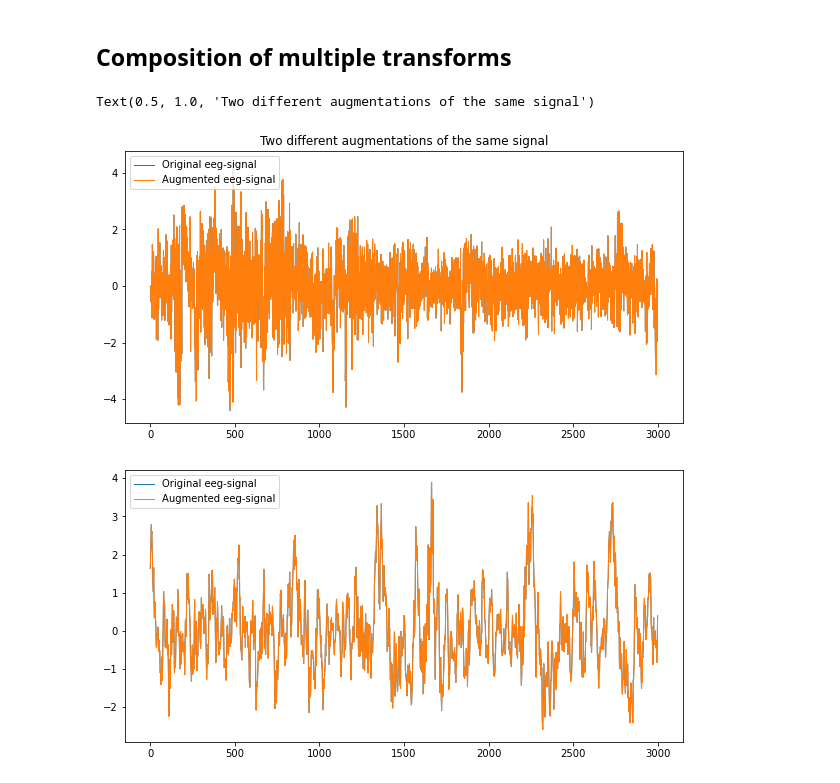
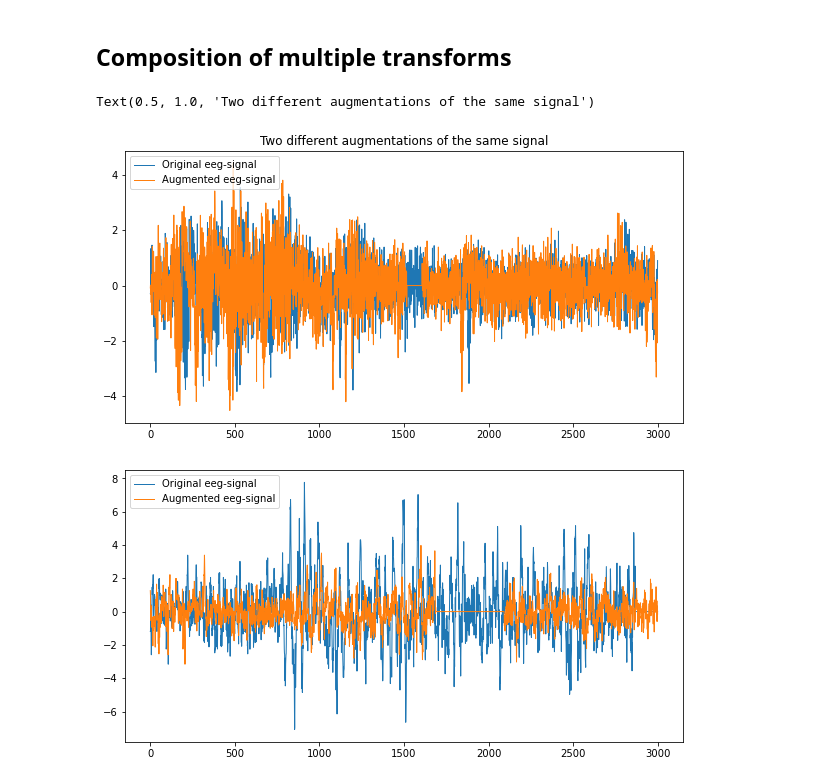
Before and after one commit to TomS55555/thesis, a Jupyter notebook: datasets/augmentations_test.ipynb, the cells around one changed output. Cells and saved outputs as stored; diff of their text form; code cells hidden in the pictures.

```diff
--- a/datasets/augmentations_test.ipynb
+++ b/datasets/augmentations_test.ipynb
@@ -98,21 +98,22 @@ Text(0.5, 1.0, 'Additive gaussian noise of stdev: 0.57')
 # %% [markdown]
 ## Composition of multiple transforms
 # %%
+p = 0.5
 contrast_transforms = ContrastiveTransformations(
     [
-        am,
-        gn,
-        zm,
-        ts
+        AmplitudeScale(0.5, 2, p, 1),
+        GaussianNoise(0, 0.2, p, 1),
+        ZeroMask(0, 150, p, 1),
+        TimeShift(5, 50, p, 1)
     ], n_views=2
 )
 ds_augmented = SHHS_dataset_1('../../thesis01/data/', 1, 2, transform=contrast_transforms)
 x_aug = ds_augmented.__getitem__(0)[0]
 plot_augmentation(*x_aug)
 plt.title("Two different augmentations of the same signal")
 # %% [output]
 Text(0.5, 1.0, 'Two different augmentations of the same signal')
-[figure, old version]
+[figure, new version]
 # %%
 from SHHS_dataset_timeonly import EEGdataModule
 dm = EEGdataModule(DATA_PATH='../../thesis01/data/',
@@ -132,4 +133,4 @@ inputs = torch.cat(inputs, dim=0)
 # %%
 plot_augmentation(inputs[0], inputs[8])
 # %% [output]
-[figure, old version]
+[figure, new version]
```
Also changed, not shown: parts of 7 cells of this notebook, 2 other files.
